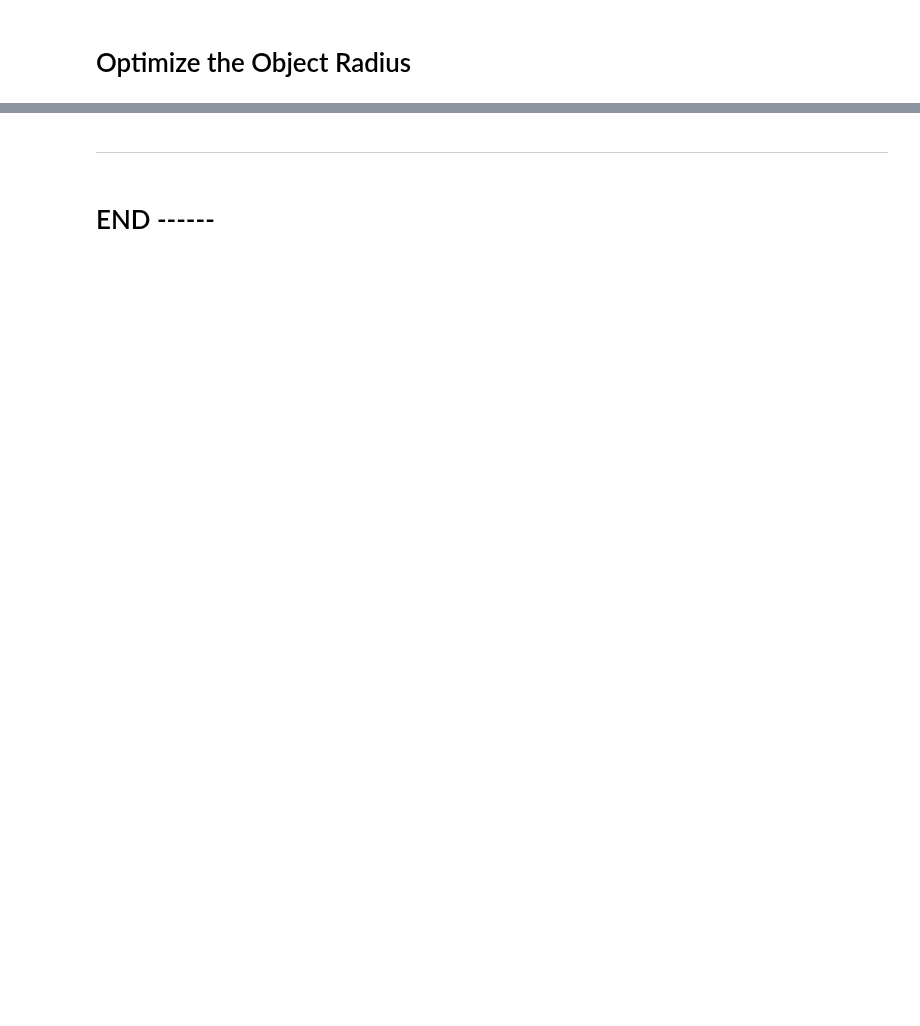
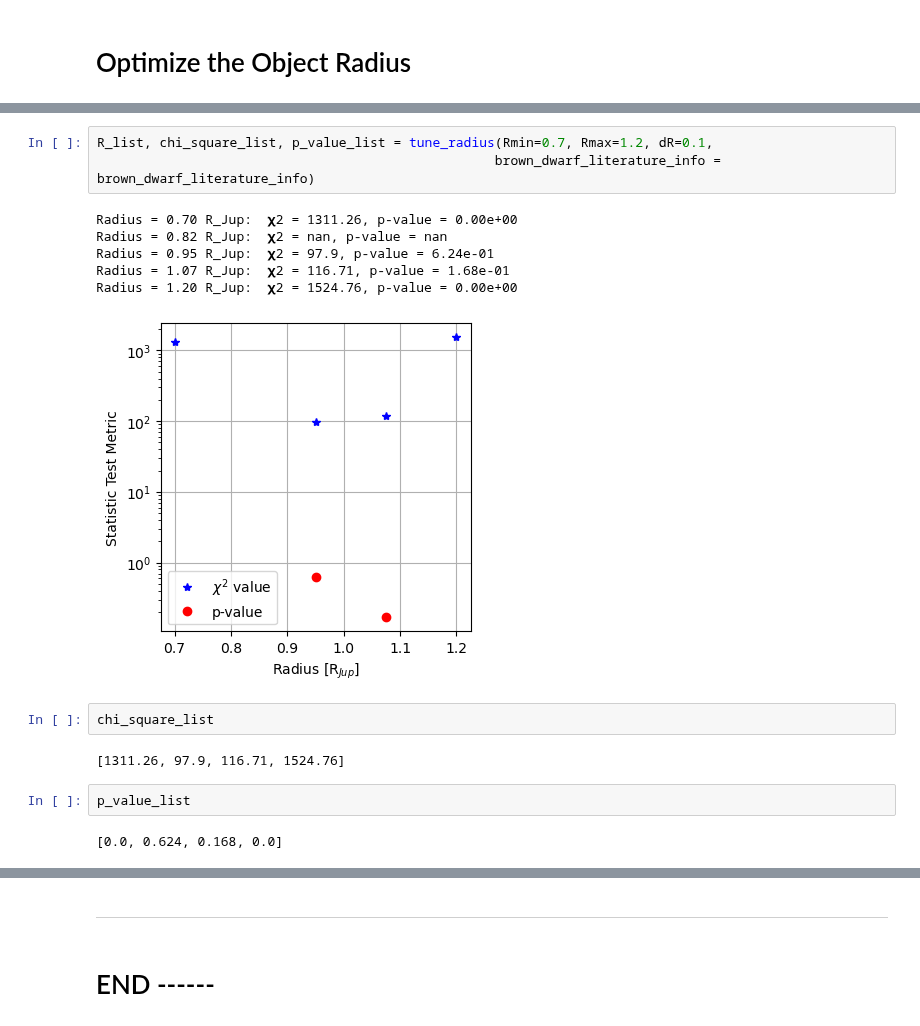
Before and after one commit to EhsanGharibNezhad/TelescopeML, a Jupyter notebook: notebooks/Predict_BrownDwarf_Parameters.ipynb, the cells around one changed output, grey strips where cells are left out. Drawn from its saved outputs; the diff is of its cells as text; blank space fills up the shorter version.

Commit message:
Minor change in Tuning Radius StatVisAnalyzer.py and Predict_BrownDwarf_Parameters.ipynb

```diff
--- a/notebooks/Predict_BrownDwarf_Parameters.ipynb
+++ b/notebooks/Predict_BrownDwarf_Parameters.ipynb
@@ -622,0 +376,18 @@ plot_two_lines_with_twin_y(range(len(chi_square_list)),
+# %%
+R_list, chi_square_list, p_value_list = tune_radius(Rmin=0.7, Rmax=1.2, dR=0.1,
+                                                   brown_dwarf_literature_info = brown_dwarf_literature_info)
+# %% [output]
+Radius = 0.70 R_Jup:  𝛘2 = 1311.26, p-value = 0.00e+00
+Radius = 0.82 R_Jup:  𝛘2 = nan, p-value = nan
+Radius = 0.95 R_Jup:  𝛘2 = 97.9, p-value = 6.24e-01
+Radius = 1.07 R_Jup:  𝛘2 = 116.71, p-value = 1.68e-01
+Radius = 1.20 R_Jup:  𝛘2 = 1524.76, p-value = 0.00e+00
+[figure, added]
+# %%
+chi_square_list
+# %% [output]
+[1311.26, 97.9, 116.71, 1524.76]
+# %%
+p_value_list
+# %% [output]
+[0.0, 0.624, 0.168, 0.0]
```
Also changed, not shown: parts of 14 cells of this notebook, 3 other files.
